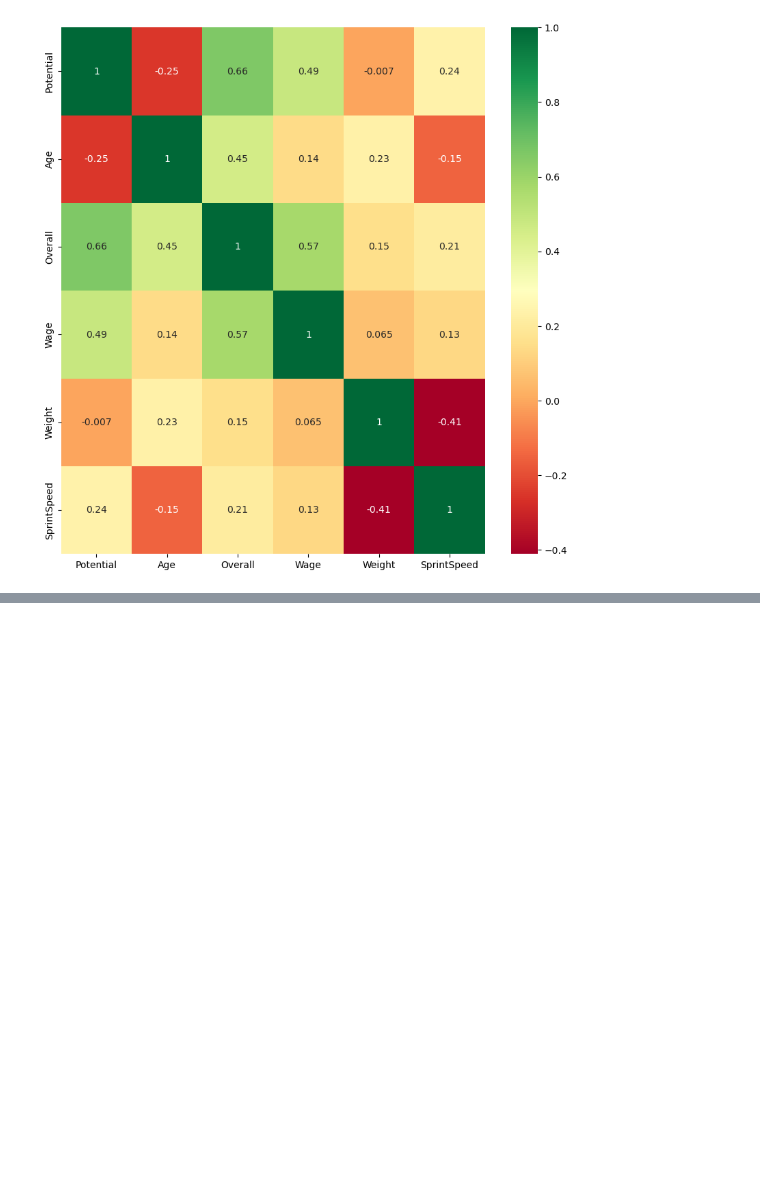
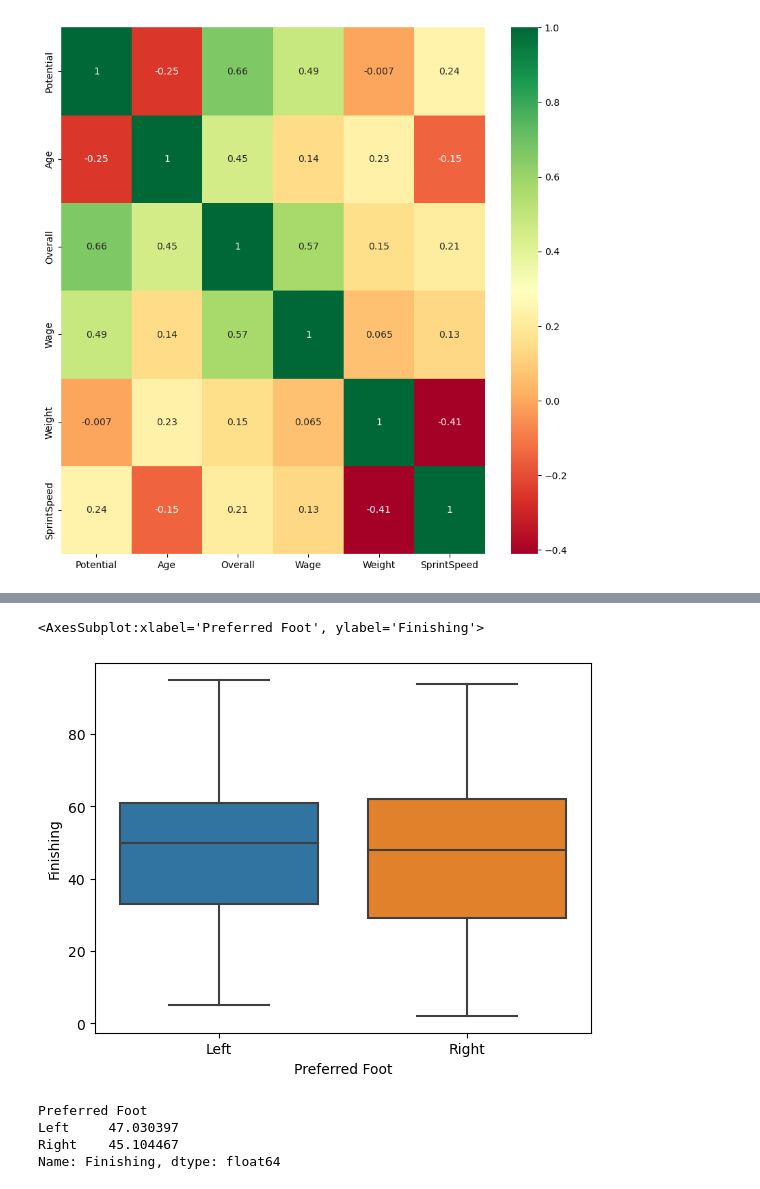
Before and after one commit to Aceix/ml-101, a Jupyter notebook: w2l1.ipynb, the cells around one changed output, grey strips where cells are left out. Saved outputs shown, nothing was run; the diff lists cells and outputs as text; code cells hidden in the pictures; blank space fills up the shorter version.

```diff
--- a/w2l1.ipynb
+++ b/w2l1.ipynb
@@ -255,0 +294,12 @@ sns.heatmap(fifa_cor, annot=True, cmap='RdYlGn')
+# %%
+sns.boxplot(fifa['Preferred Foot'], fifa['Finishing'])
+# %% [output]
+<AxesSubplot:xlabel='Preferred Foot', ylabel='Finishing'>
+[figure, added]
+# %%
+fifa.groupby('Preferred Foot')['Finishing'].mean()
+# %% [output]
+Preferred Foot
+Left     47.030397
+Right    45.104467
+Name: Finishing, dtype: float64
```
Also changed, not shown: parts of 7 cells of this notebook.
